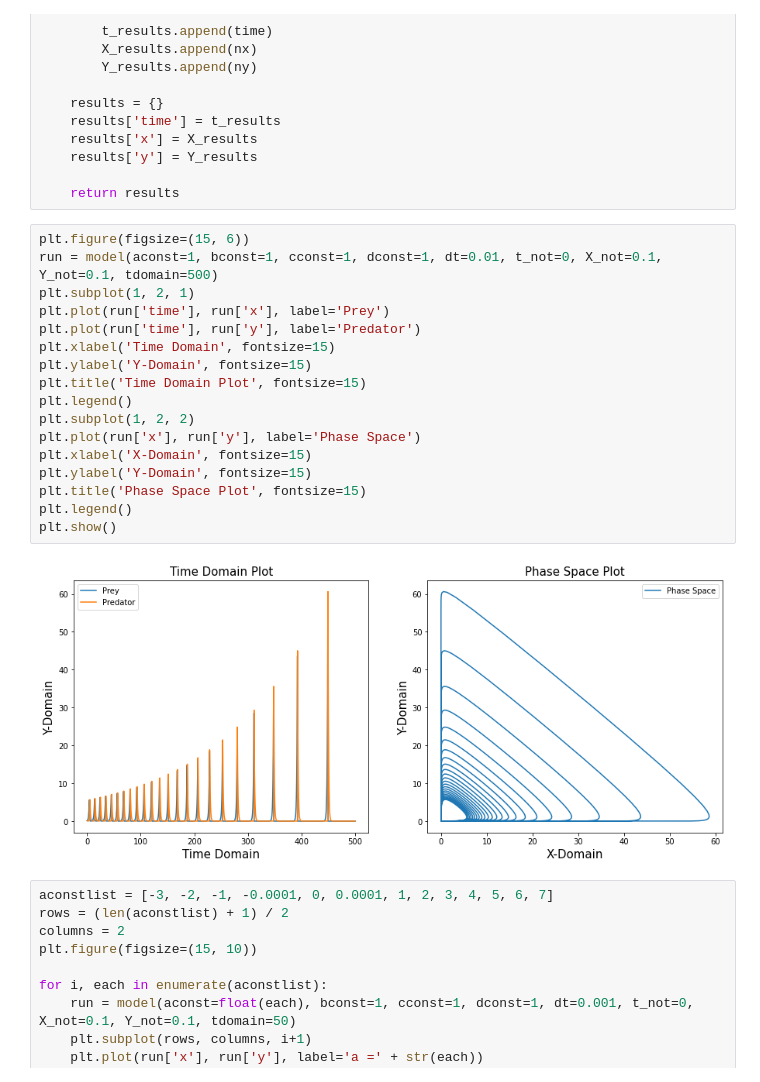
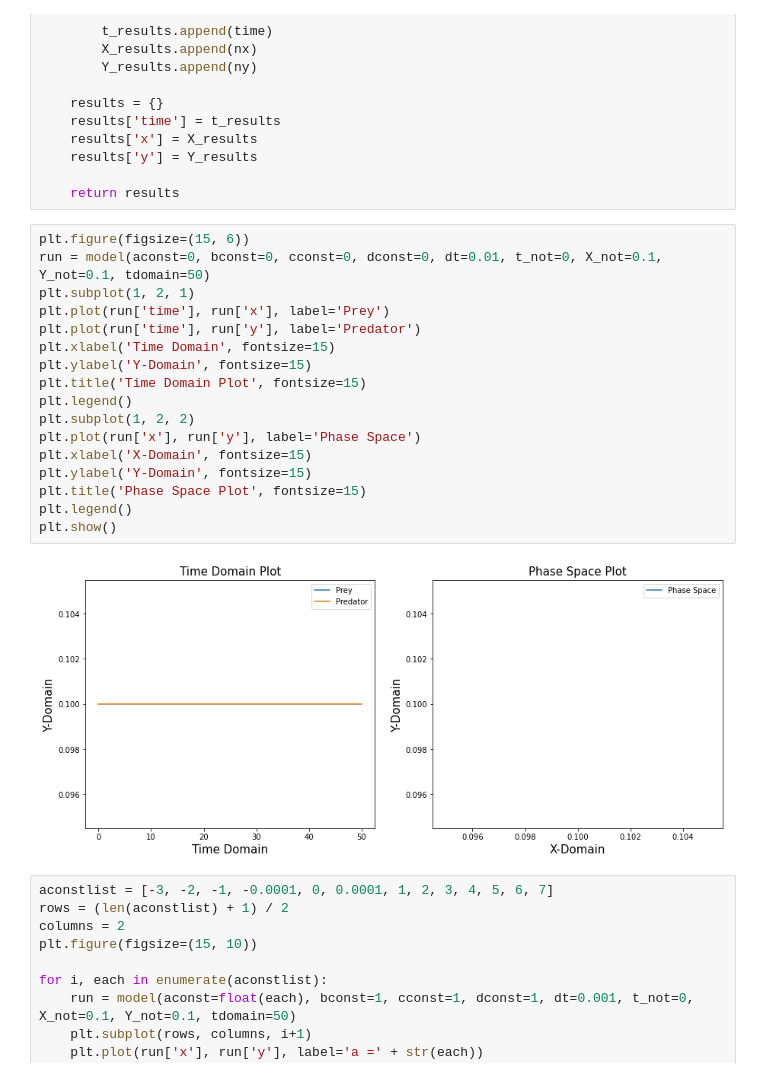
Before and after one commit to grantaguinaldo/ssie, a Jupyter notebook: ssie523/exam-01-practice-problem.ipynb, the cells around one changed output. Cells and saved outputs as stored; diff of their text form.

```diff
--- a/ssie523/exam-01-practice-problem.ipynb
+++ b/ssie523/exam-01-practice-problem.ipynb
@@ -142,23 +142,23 @@ def model(aconst, bconst, cconst, dconst, dt, t_not, X_not, Y_not, tdomain):
     return results
 # %%
 plt.figure(figsize=(15, 6))
-run = model(aconst=1, bconst=1, cconst=1, dconst=1, dt=0.01, t_not=0, X_not=0.1, Y_not=0.1, tdomain=500)
+run = model(aconst=0, bconst=0, cconst=0, dconst=0, dt=0.01, t_not=0, X_not=0.1, Y_not=0.1, tdomain=50)
 plt.subplot(1, 2, 1)
 plt.plot(run['time'], run['x'], label='Prey')
 plt.plot(run['time'], run['y'], label='Predator')
 plt.xlabel('Time Domain', fontsize=15)
 plt.ylabel('Y-Domain', fontsize=15)
 plt.title('Time Domain Plot', fontsize=15)
 plt.legend()
 plt.subplot(1, 2, 2)
 plt.plot(run['x'], run['y'], label='Phase Space')
 plt.xlabel('X-Domain', fontsize=15)
 plt.ylabel('Y-Domain', fontsize=15)
 plt.title('Phase Space Plot', fontsize=15)
 plt.legend()
 plt.show()
 # %% [output]
-[figure, old version]
+[figure, new version]
 # %%
 aconstlist = [-3, -2, -1, -0.0001, 0, 0.0001, 1, 2, 3, 4, 5, 6, 7]
 rows = (len(aconstlist) + 1) / 2
```
Also changed, not shown: 2 other files.
